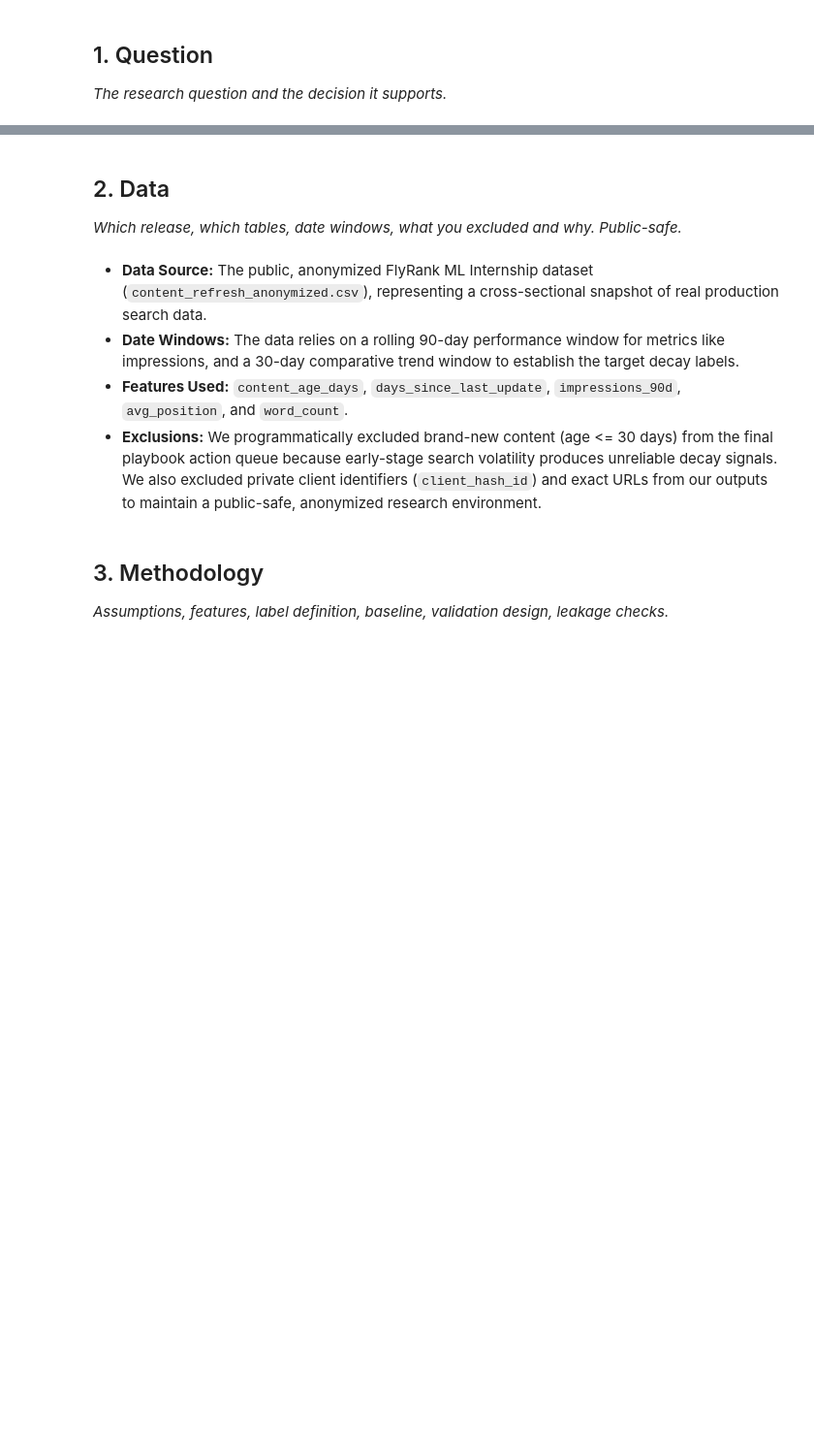
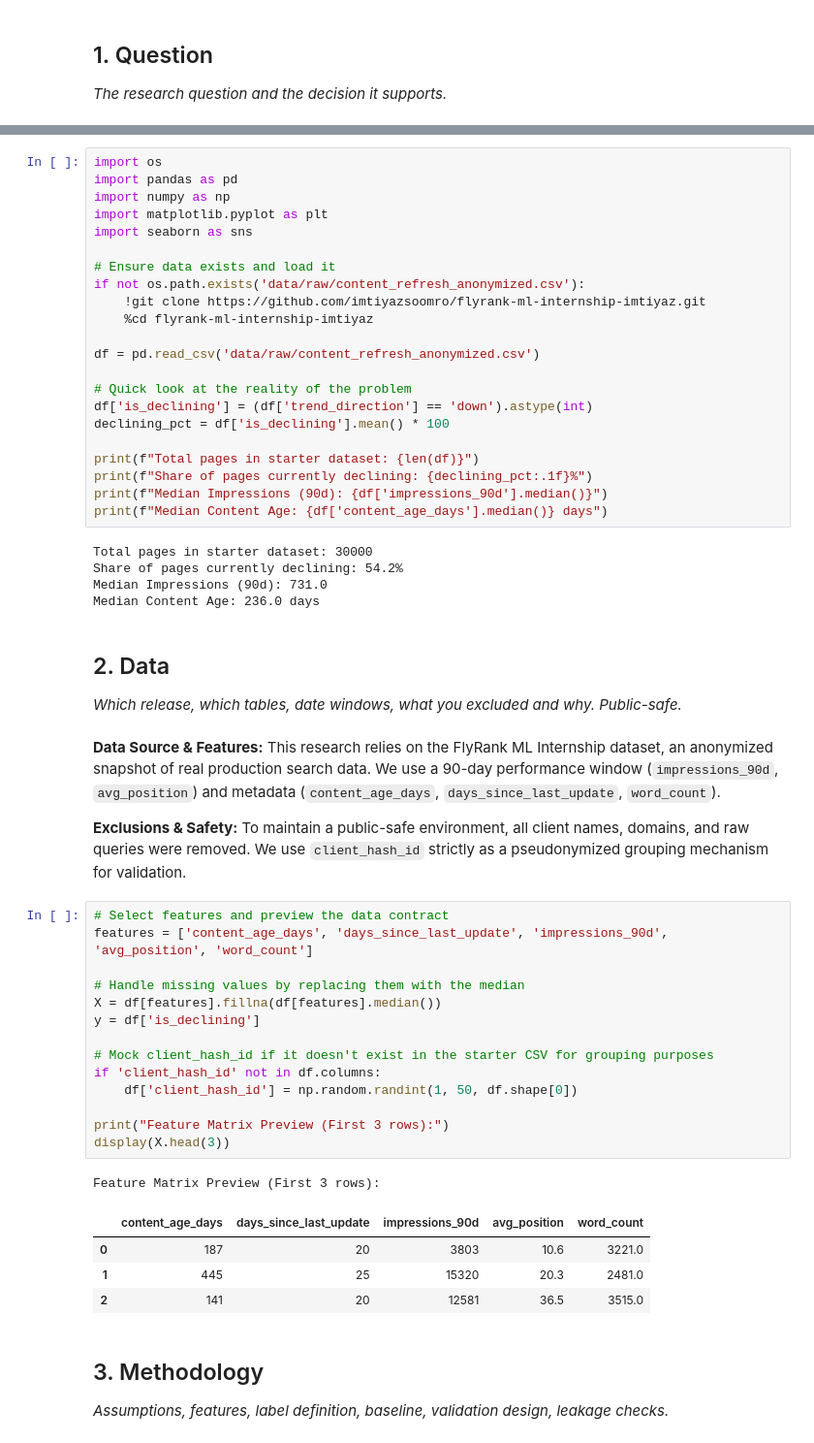
Before and after one commit to Imtiyazsoomro/flyrank-ml-internship-imtiyaz, a Jupyter notebook: work/notebooks/capstone.ipynb, the cells around one changed output, grey strips where cells are left out. Shown at 97% size. Cells and saved outputs as stored; diff of their text form; blank space fills up the shorter version.

```diff
--- a/work/notebooks/capstone.ipynb
+++ b/work/notebooks/capstone.ipynb
@@ -20,13 +19,60 @@ This model allows content and SEO teams to move away from reactive updates or bl
+# %%
+import os
+import pandas as pd
+import numpy as np
+import matplotlib.pyplot as plt
+import seaborn as sns
+
+# Ensure data exists and load it
+if not os.path.exists('data/raw/content_refresh_anonymized.csv'):
+    !git clone https://github.com/imtiyazsoomro/flyrank-ml-internship-imtiyaz.git
+    %cd flyrank-ml-internship-imtiyaz
+
+df = pd.read_csv('data/raw/content_refresh_anonymized.csv')
+
+# Quick look at the reality of the problem
+df['is_declining'] = (df['trend_direction'] == 'down').astype(int)
+declining_pct = df['is_declining'].mean() * 100
+
+print(f"Total pages in starter dataset: {len(df)}")
+print(f"Share of pages currently declining: {declining_pct:.1f}%")
+print(f"Median Impressions (90d): {df['impressions_90d'].median()}")
+print(f"Median Content Age: {df['content_age_days'].median()} days")
+# %% [output]
+Total pages in starter dataset: 30000
+Share of pages currently declining: 54.2%
+Median Impressions (90d): 731.0
+Median Content Age: 236.0 days
 # %% [markdown]
 ## 2. Data
 
 *Which release, which tables, date windows, what you excluded and why. Public-safe.*
 # %% [markdown]
+**Data Source & Features:**
+This research relies on the FlyRank ML Internship dataset, an anonymized snapshot of real production search data. We use a 90-day performance window (`impressions_90d`, `avg_position`) and metadata (`content_age_days`, `days_since_last_update`, `word_count`).
 
-*   **Data Source:** The public, anonymized FlyRank ML Internship dataset (`content_refresh_anonymized.csv`), representing a cross-sectional snapshot of real production search data.
-*   **Date Windows:** The data relies on a rolling 90-day performance window for metrics like impressions, and a 30-day comparative trend window to establish the target decay labels.
-*   **Features Used:** `content_age_days`, `days_since_last_update`, `impressions_90d`, `avg_position`, and `word_count`.
-*   **Exclusions:** We programmatically excluded brand-new content (age <= 30 days) from the final playbook action queue because early-stage search volatility produces unreliable decay signals. We also excluded private client identifiers (`client_hash_id`) and exact URLs from our outputs to maintain a public-safe, anonymized research environment.
+**Exclusions & Safety:**
+To maintain a public-safe environment, all client names, domains, and raw queries were removed. We use `client_hash_id` strictly as a pseudonymized grouping mechanism for validation.
+# %%
+# Select features and preview the data contract
+features = ['content_age_days', 'days_since_last_update', 'impressions_90d', 'avg_position', 'word_count']
+
+# Handle missing values by replacing them with the median
+X = df[features].fillna(df[features].median())
+y = df['is_declining']
+
+# Mock client_hash_id if it doesn't exist in the starter CSV for grouping purposes
+if 'client_hash_id' not in df.columns:
+    df['client_hash_id'] = np.random.randint(1, 50, df.shape[0])
+
+print("Feature Matrix Preview (First 3 rows):")
+display(X.head(3))
+# %% [output]
+Feature Matrix Preview (First 3 rows):
+|  | content_age_days | days_since_last_update | impressions_90d | avg_position | word_count |
+| 0 | 187 | 20 | 3803 | 10.6 | 3221.0 |
+| 1 | 445 | 25 | 15320 | 20.3 | 2481.0 |
+| 2 | 141 | 20 | 12581 | 36.5 | 3515.0 |
 # %% [markdown]
 ## 3. Methodology
 
```
Also changed, not shown: parts of 6 cells of this notebook.
